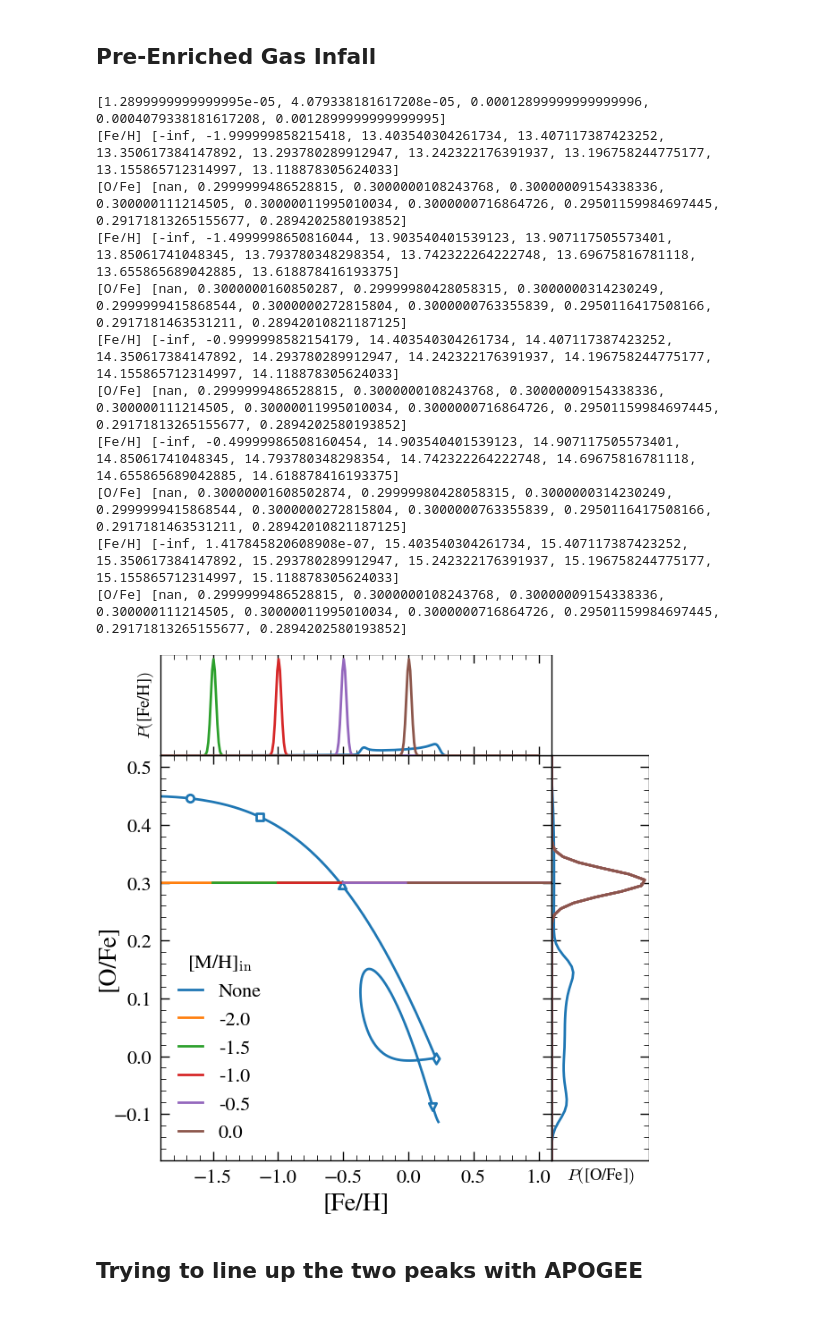
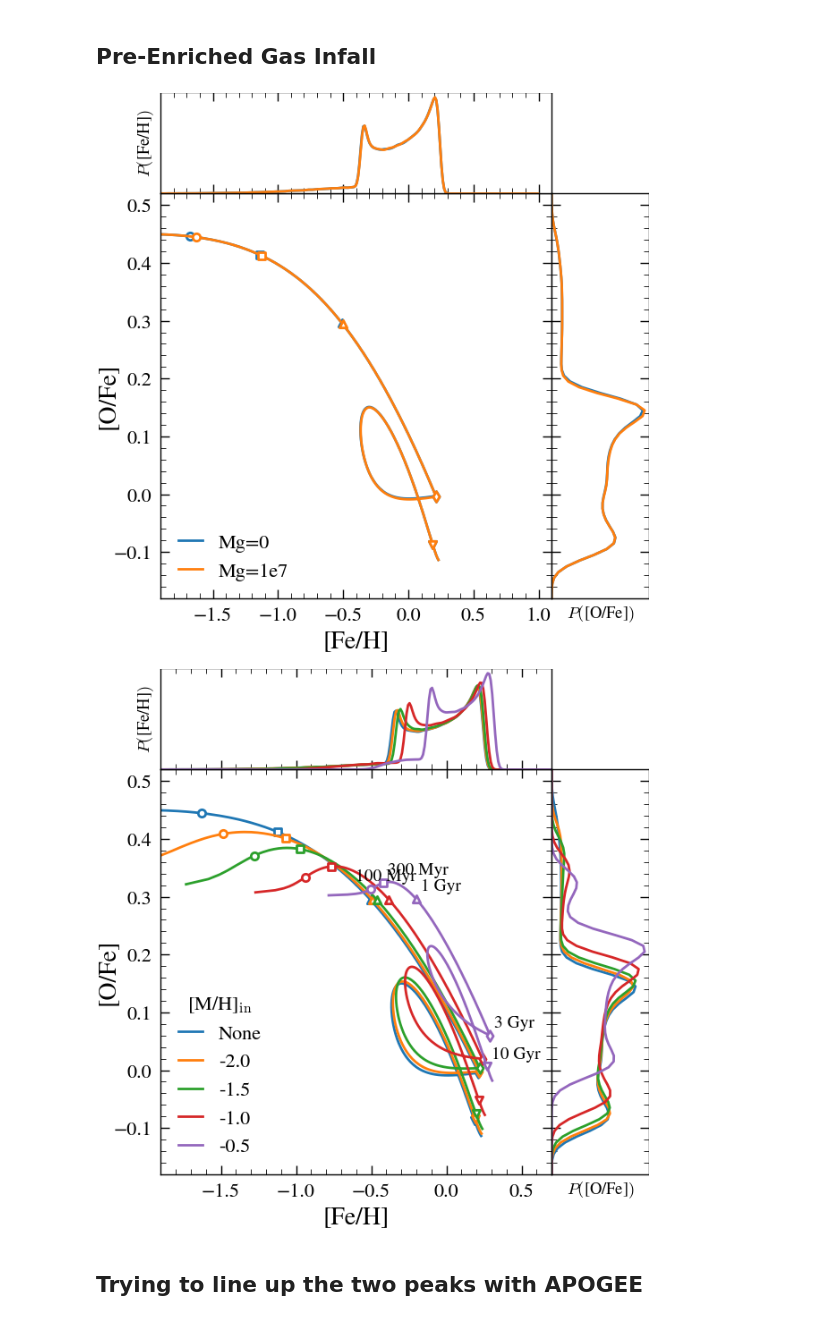
Before and after one commit to lodubay/twoinfall, a Jupyter notebook: src/scripts/onezone_params.ipynb, the cells around one changed output. Drawn from its saved outputs; the diff is of its cells as text; code cells hidden in the pictures.

Commit message:
infall metallicities

```diff
--- a/src/scripts/onezone_params.ipynb
+++ b/src/scripts/onezone_params.ipynb
@@ -78,7 +78,7 @@ def setup_onezone(name, func, r=8, dr=0.1, mode='ifr', tau_star=2, eta=2., Zin=0
     sz = vice.singlezone(
         name=name,
         func=func,
-        mode='ifr',
+        mode=mode,
         elements=('fe', 'o'),
         eta=eta,
         Zin=Zin,
@@ -354,54 +354,71 @@ plt.show()
 [figure]
 # %% [markdown]
 ## Pre-Enriched Gas Infall
+# %%
+fig, axs = setup_figure(xlim=(-1.9, 1.1), ylim=(-0.18, 0.52))
+
+ifr = twoinfall(8, onset=3)
+ifr.ratio = twoinfall_ampratio(ifr, 8, onset=3)
+
+# No initial gas
+name = str(output_dir / 'Mg0')
+sz = setup_onezone(name, ifr)
+sz.run(simtime, overwrite=True)
+plot_vice_onezone(name, fig=fig, axs=axs,
+                  label='Mg=0',
+                  marker_labels=False)
+
+# Initial gas mass equivalent to one infall timestep
+name = str(output_dir / 'Mg1e7')
+sz = setup_onezone(name, ifr)
+sz.Mg0 = 1e7
+sz.run(simtime, overwrite=True)
+plot_vice_onezone(name, fig=fig, axs=axs,
+                  label='Mg=1e7',
+                  marker_labels=False)
+
+axs[1].set_ylim(bottom=0)
+axs[2].set_xlim(left=0)
+axs[0].legend(frameon=False, loc='lower left')
+plt.show()
+# %% [output]
+[figure, added]
 # %%
-fig, axs = setup_figure(xlim=(-1.9, 1.1), ylim=(-0.18, 0.52))
+fig, axs = setup_figure(xlim=(-1.9, 0.7), ylim=(-0.18, 0.52))
 
 ifr = twoinfall(8, onset=3)
 ifr.ratio = twoinfall_ampratio(ifr, 8, onset=3)
 
 # No infall enrichment
 name = str(output_dir / 'ZinNone')
 sz = setup_onezone(name, ifr, Zin=0.)
+sz.Mg0 = 1e7
 sz.run(simtime, overwrite=True)
 plot_vice_onezone(name, fig=fig, axs=axs,
                   label='None',
                   marker_labels=False)
 
-mh_list = [-2., -1.5, -1., -0.5, 0.]
+mh_list = [-2., -1.5, -1., -0.5]
 Zin_list = [10 ** (mh + m.log10(vice.solar_z['fe'])) for mh in mh_list]
 ofe_in = 0.3
 Zo_in_list = [vice.solar_z['o'] * 10 ** (ofe_in + mh) for mh in mh_list]
-print(Zin_list)
 for i, Zin in enumerate(Zin_list):
     name = str(output_dir / f'Zin{int(-10*mh_list[i]):02d}')
     sz = setup_onezone(name, ifr)
     sz.Zin = {'fe': Zin, 'o': Zo_in_list[i]}
+    # Non-zero initial mass to avoid crazy high metallicities from inflow
+    sz.Mg0 = 1e7
     sz.run(simtime, overwrite=True)
-    hist = vice.history(name)
-    print('[Fe/H]', hist['[fe/h]'][:10])
-    print('[O/Fe]', hist['[o/fe]'][:10])
     plot_vice_onezone(name, fig=fig, axs=axs,
                       label=f'{mh_list[i]}',
-                      marker_labels=False)
+                      marker_labels=(i==3))
 
 axs[1].set_ylim(bottom=0)
 axs[2].set_xlim(left=0)
 axs[0].legend(frameon=False, loc='lower left', title=r'[M/H]$_{\rm in}$')
 plt.show()
 # %% [output]
-[1.2899999999999995e-05, 4.079338181617208e-05, 0.00012899999999999996, 0.0004079338181617208, 0.0012899999999999995]
-[Fe/H] [-inf, -1.999999858215418, 13.403540304261734, 13.407117387423252, 13.350617384147892, 13.293780289912947, 13.242322176391937, 13.196758244775177, 13.155865712314997, 13.118878305624033]
-[O/Fe] [nan, 0.2999999486528815, 0.3000000108243768, 0.30000009154338336, 0.300000111214505, 0.30000011995010034, 0.3000000716864726, 0.29501159984697445, 0.29171813265155677, 0.2894202580193852]
-[Fe/H] [-inf, -1.4999998650816044, 13.903540401539123, 13.907117505573401, 13.85061741048345, 13.793780348298354, 13.742322264222748, 13.69675816781118, 13.655865689042885, 13.618878416193375]
-[O/Fe] [nan, 0.3000000160850287, 0.29999980428058315, 0.3000000314230249, 0.2999999415868544, 0.3000000272815804, 0.3000000763355839, 0.2950116417508166, 0.2917181463531211, 0.28942010821187125]
-[Fe/H] [-inf, -0.9999998582154179, 14.403540304261734, 14.407117387423252, 14.350617384147892, 14.293780289912947, 14.242322176391937, 14.196758244775177, 14.155865712314997, 14.118878305624033]
-[O/Fe] [nan, 0.2999999486528815, 0.3000000108243768, 0.30000009154338336, 0.300000111214505, 0.30000011995010034, 0.3000000716864726, 0.29501159984697445, 0.29171813265155677, 0.2894202580193852]
-[Fe/H] [-inf, -0.49999986508160454, 14.903540401539123, 14.907117505573401, 14.85061741048345, 14.793780348298354, 14.742322264222748, 14.69675816781118, 14.655865689042885, 14.618878416193375]
-[O/Fe] [nan, 0.30000001608502874, 0.29999980428058315, 0.3000000314230249, 0.2999999415868544, 0.3000000272815804, 0.3000000763355839, 0.2950116417508166, 0.2917181463531211, 0.28942010821187125]
-[Fe/H] [-inf, 1.417845820608908e-07, 15.403540304261734, 15.407117387423252, 15.350617384147892, 15.293780289912947, 15.242322176391937, 15.196758244775177, 15.155865712314997, 15.118878305624033]
-[O/Fe] [nan, 0.2999999486528815, 0.3000000108243768, 0.30000009154338336, 0.300000111214505, 0.30000011995010034, 0.3000000716864726, 0.29501159984697445, 0.29171813265155677, 0.2894202580193852]
-[figure, old version]
+[figure, new version]
 # %% [markdown]
 ## Trying to line up the two peaks with APOGEE
 # %%
```
Also changed, not shown: parts of 1 cell of this notebook, 1 other file.
